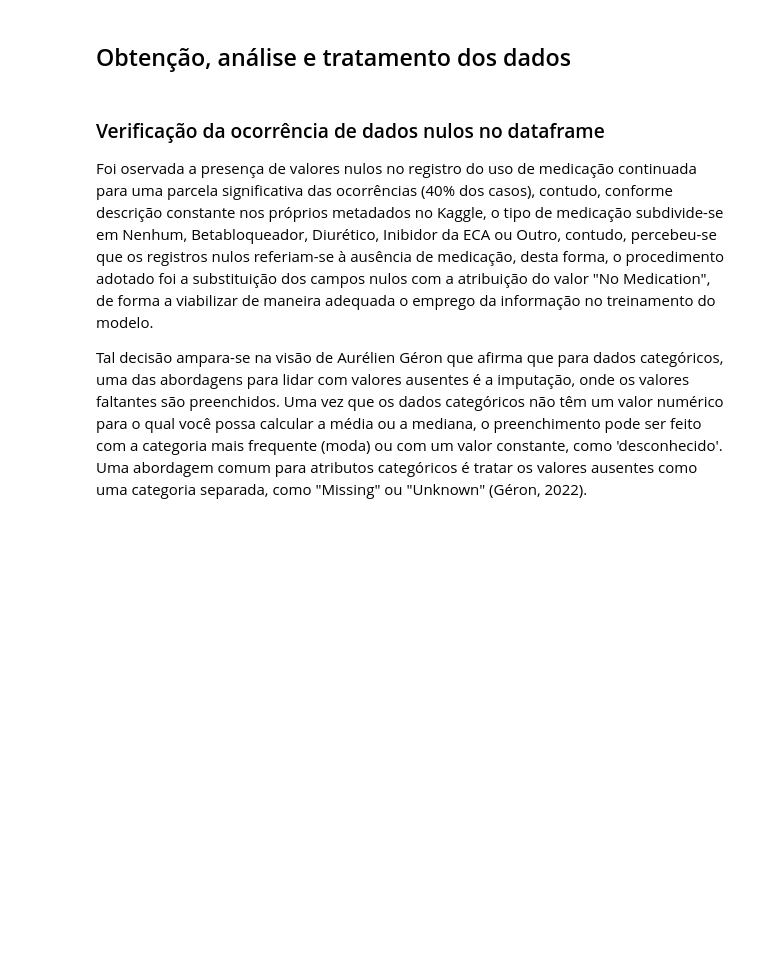
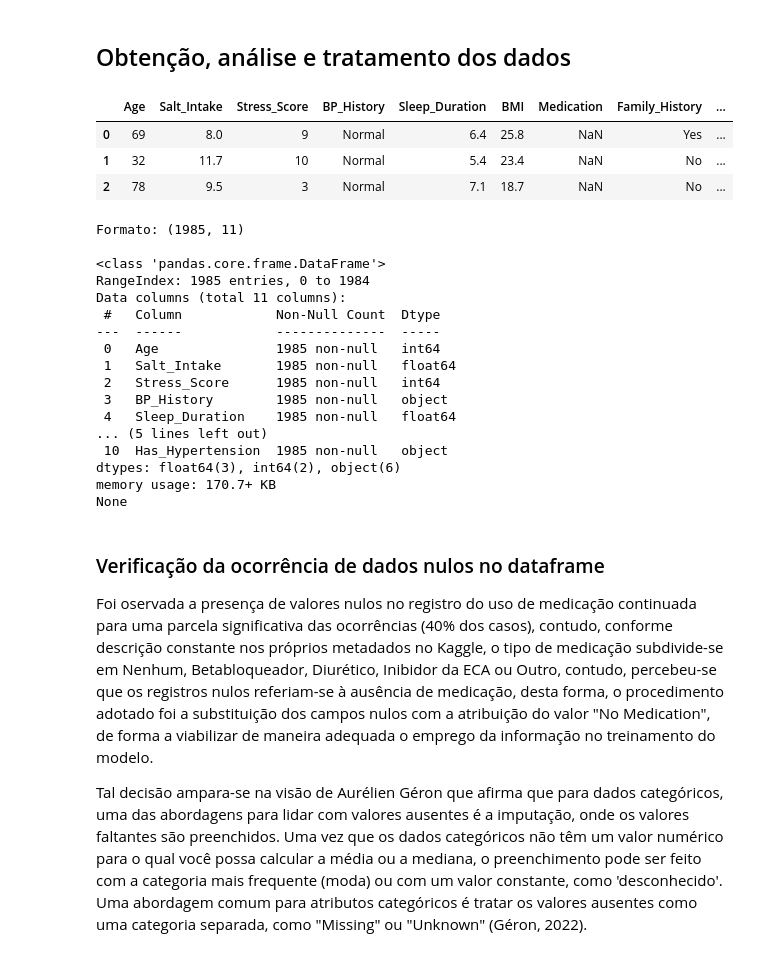
Before and after one commit to rogerioferreira/MVP-Machine_Learning-PUC-RIO, a Jupyter notebook: notebooks/hypertension_prediction.ipynb, the cells around one changed output. Cells and saved outputs as stored; diff of their text form; code cells hidden in the pictures; blank space fills up the shorter version.

```diff
--- a/notebooks/hypertension_prediction.ipynb
+++ b/notebooks/hypertension_prediction.ipynb
@@ -100,15 +163,43 @@ SEED = 42
 # %% [markdown]
 ## Obtenção, análise e tratamento dos dados
 # %%
+# carga dos dados
 data_path = "../dados/hypertension_dataset.csv"
 url = "https://raw.githubusercontent.com/rogerioferreira/MVP-Machine_Learning-PUC-RIO/refs/heads/main/dados/hypertension_dataset.csv"
 
 if os.path.exists(data_path):
     # caraga do dataset localmente, caso presente
     df = pd.read_csv(data_path, delimiter=",")
 else:
     # caraga do dataset diretamente pelo Git Hub
     df = pd.read_csv(url, delimiter=",")
+
+# observações iniciais
+display(df.head(3))
+print(f"Formato: {df.shape}\n")
+print(f"{df.info()}\n")
+# %% [output]
+|  | Age | Salt_Intake | Stress_Score | BP_History | Sleep_Duration | BMI | Medication | Family_History | ... |
+| 0 | 69 | 8.0 | 9 | Normal | 6.4 | 25.8 | NaN | Yes | ... |
+| 1 | 32 | 11.7 | 10 | Normal | 5.4 | 23.4 | NaN | No | ... |
+| 2 | 78 | 9.5 | 3 | Normal | 7.1 | 18.7 | NaN | No | ... |
+Formato: (1985, 11)
+
+<class 'pandas.core.frame.DataFrame'>
+RangeIndex: 1985 entries, 0 to 1984
+Data columns (total 11 columns):
+ #   Column            Non-Null Count  Dtype
+---  ------            --------------  -----
+ 0   Age               1985 non-null   int64
+ 1   Salt_Intake       1985 non-null   float64
+ 2   Stress_Score      1985 non-null   int64
+ 3   BP_History        1985 non-null   object
+ 4   Sleep_Duration    1985 non-null   float64
+... (5 lines left out)
+ 10  Has_Hypertension  1985 non-null   object
+dtypes: float64(3), int64(2), object(6)
+memory usage: 170.7+ KB
+None
 # %% [markdown]
 ### Verificação da ocorrência de dados nulos no dataframe
 
```
Also changed, not shown: parts of 42 cells of this notebook, 1 other file.
